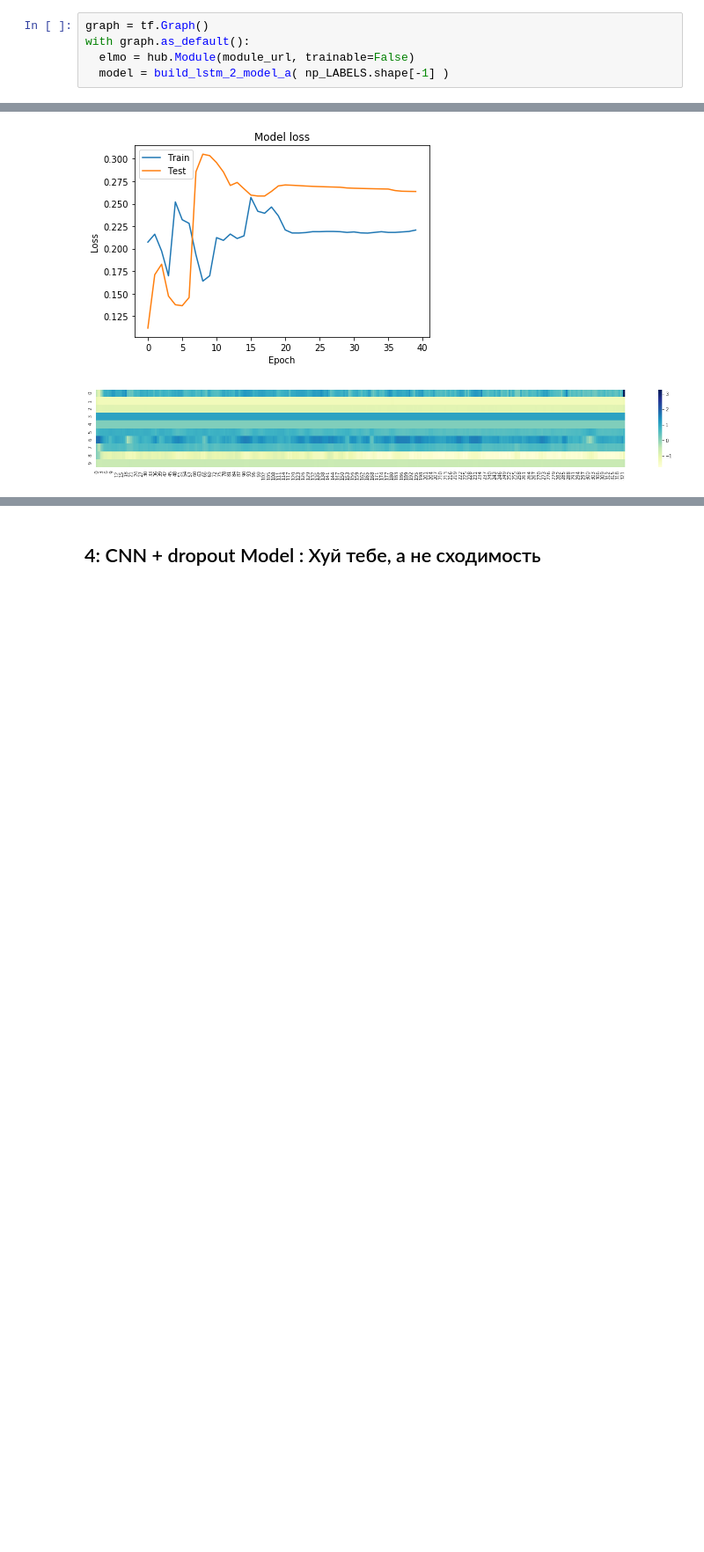
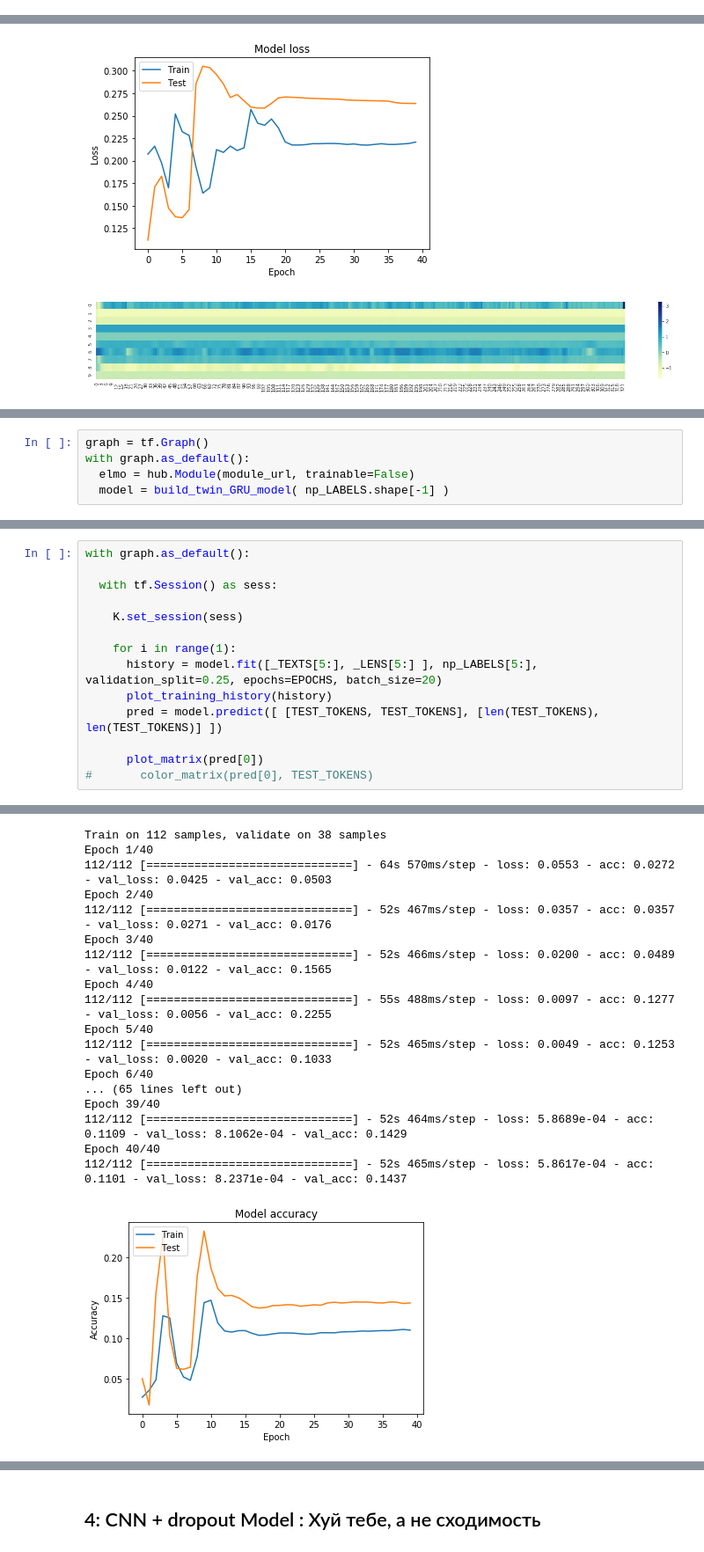
Before and after one commit to nemoware/analyser, a Jupyter notebook: augmentation_NER_Matcher_(TF).ipynb, the cells around one changed output, grey strips where cells are left out. Shown at 88% size. Drawn from its saved outputs; the diff is of its cells as text; blank space fills up the shorter version.

```diff
--- a/augmentation_NER_Matcher_(TF).ipynb
+++ b/augmentation_NER_Matcher_(TF).ipynb
@@ -1193,5 +1451,0 @@ def build_lstm_2_model_a(features):
-# %%
-graph = tf.Graph()
-with graph.as_default():
-  elmo = hub.Module(module_url, trainable=False)
-  model = build_lstm_2_model_a( np_LABELS.shape[-1] )
@@ -1350,0 +1575,5 @@ Epoch 40/40
+# %%
+graph = tf.Graph()
+with graph.as_default():
+  elmo = hub.Module(module_url, trainable=False)
+  model = build_twin_GRU_model( np_LABELS.shape[-1] )
@@ -1350,0 +1602,15 @@ Epoch 40/40
+# %%
+with graph.as_default():
+
+  with tf.Session() as sess:
+
+    K.set_session(sess)
+
+    for i in range(1):
+      history = model.fit([_TEXTS[5:], _LENS[5:] ], np_LABELS[5:], validation_split=0.25, epochs=EPOCHS, batch_size=20)
+      plot_training_history(history)
+      pred = model.predict([ [TEST_TOKENS, TEST_TOKENS], [len(TEST_TOKENS), len(TEST_TOKENS)] ])
+
+      plot_matrix(pred[0])
+#       color_matrix(pred[0], TEST_TOKENS)
+# %% [output]
@@ -1350,0 +1620,18 @@ Epoch 40/40
+Train on 112 samples, validate on 38 samples
+Epoch 1/40
+112/112 [==============================] - 64s 570ms/step - loss: 0.0553 - acc: 0.0272 - val_loss: 0.0425 - val_acc: 0.0503
+Epoch 2/40
+112/112 [==============================] - 52s 467ms/step - loss: 0.0357 - acc: 0.0357 - val_loss: 0.0271 - val_acc: 0.0176
+Epoch 3/40
+112/112 [==============================] - 52s 466ms/step - loss: 0.0200 - acc: 0.0489 - val_loss: 0.0122 - val_acc: 0.1565
+Epoch 4/40
+112/112 [==============================] - 55s 488ms/step - loss: 0.0097 - acc: 0.1277 - val_loss: 0.0056 - val_acc: 0.2255
+Epoch 5/40
+112/112 [==============================] - 52s 465ms/step - loss: 0.0049 - acc: 0.1253 - val_loss: 0.0020 - val_acc: 0.1033
+Epoch 6/40
+... (65 lines left out)
+Epoch 39/40
+112/112 [==============================] - 52s 464ms/step - loss: 5.8689e-04 - acc: 0.1109 - val_loss: 8.1062e-04 - val_acc: 0.1429
+Epoch 40/40
+112/112 [==============================] - 52s 465ms/step - loss: 5.8617e-04 - acc: 0.1101 - val_loss: 8.2371e-04 - val_acc: 0.1437
+[figure, added]
```
Also changed, not shown: parts of 44 cells of this notebook.
